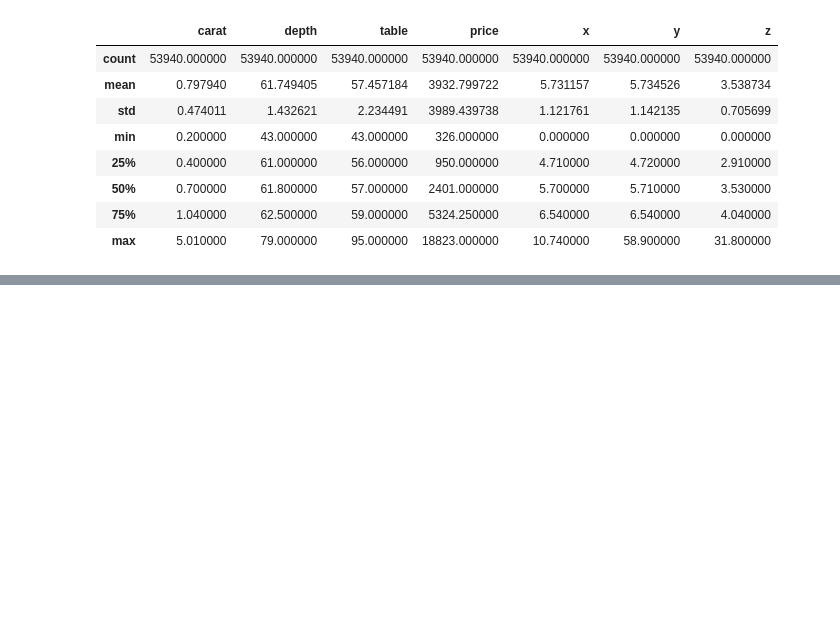
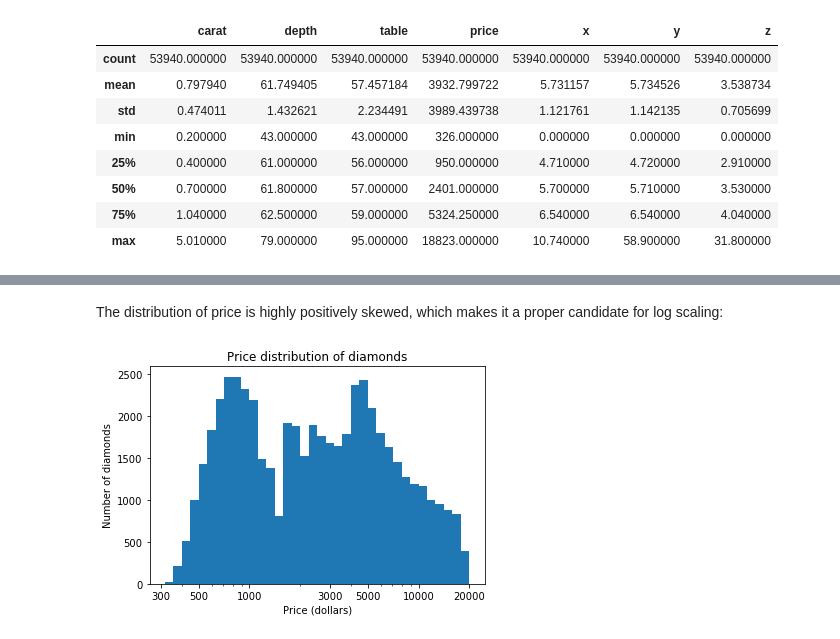
Before and after one commit to mcambalova/data-vis-case-study-diamonds, a Jupyter notebook: data-visualization-diamonds.ipynb, the cells around one changed output, grey strips where cells are left out. Drawn from its saved outputs; the diff is of its cells as text; code cells hidden in the pictures; blank space fills up the shorter version.

```diff
--- a/data-visualization-diamonds.ipynb
+++ b/data-visualization-diamonds.ipynb
@@ -116,0 +139,16 @@ diamonds.describe()
+# %% [markdown]
+The distribution of price is highly positively skewed, which makes it a proper candidate for log scaling:
+# %%
+# univariate plot of diamond prices - log scale
+bin_edges = 10 ** np.arange(2.5, np.log10(diamonds['price'].max())+0.05, 0.05)
+sb.distplot(diamonds['price'], bins = bin_edges, kde=False, hist_kws = {'alpha' : 1})
+
+plt.xscale('log')
+tick_locs = [300, 500, 1000, 3000, 5000, 10000, 20000]
+plt.xticks(tick_locs, tick_locs)
+
+plt.title('Price distribution of diamonds')
+plt.xlabel('Price (dollars)')
+plt.ylabel('Number of diamonds');
+# %% [output]
+[figure, added]
```
Also changed, not shown: parts of 21 cells of this notebook.
